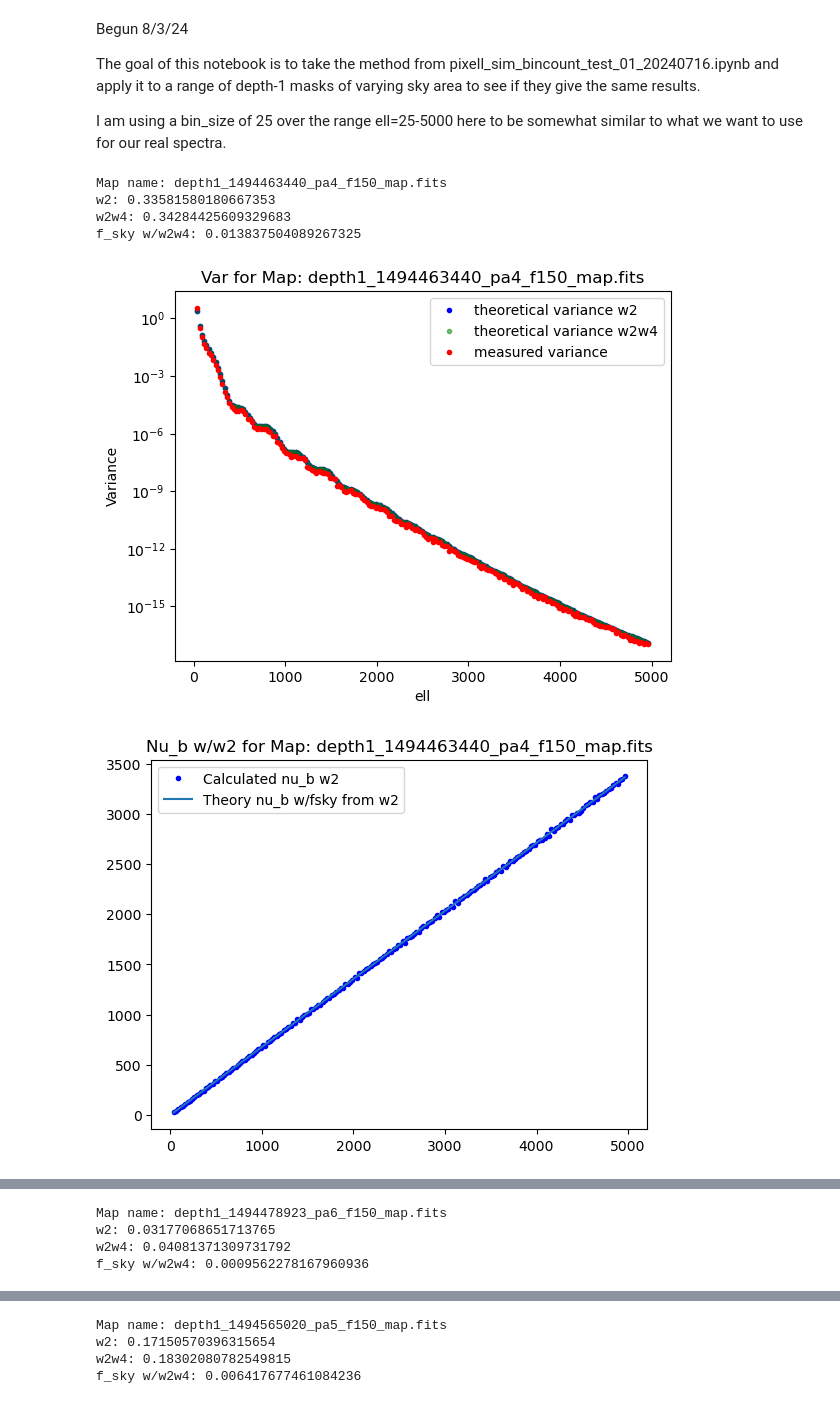
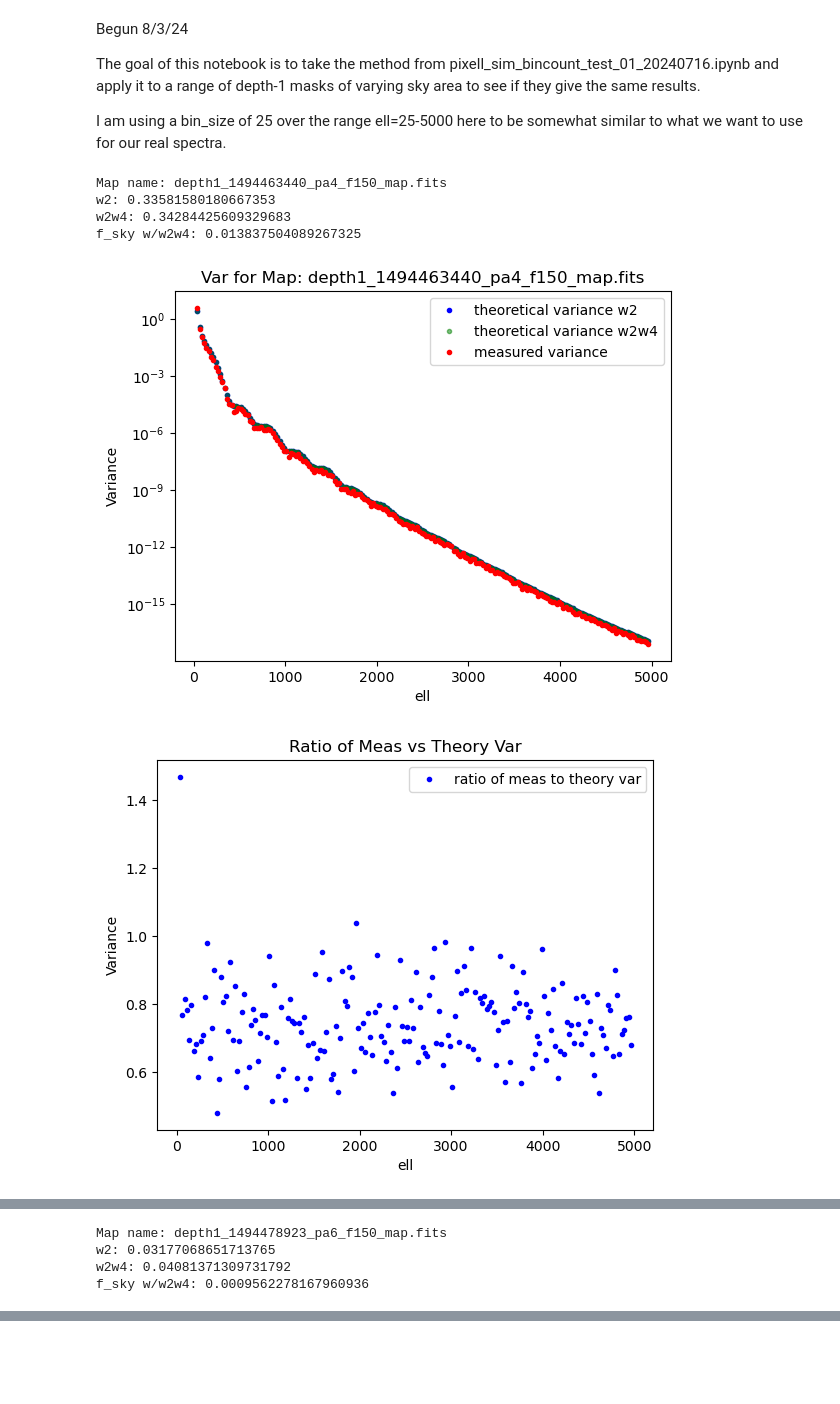
Before and after one commit to zhuber21/act-axion-analysis, a Jupyter notebook: notebooks/pixell_sim_bincount_test_02_20240803.ipynb, the cells around one changed output, grey strips where cells are left out. Cells and saved outputs as stored; diff of their text form; code cells hidden in the pictures; blank space fills up the shorter version.

```diff
--- a/notebooks/pixell_sim_bincount_test_02_20240803.ipynb
+++ b/notebooks/pixell_sim_bincount_test_02_20240803.ipynb
@@ -89,7 +89,7 @@ def get_hivon_fsky_enmap(mask):
 # For several of the different depth-1 masks, generate pixell sims using alm from CAMB to compare
 # the measured variance to the theoretical variance
 
-indices = [0,5,10,15,20] # which depth-1 maps to use - starting with five random ones with different shapes
+indices = [0,5,10,15,20,25,30] # which depth-1 maps to use - starting with five random ones with different shapes
 for idx in indices:
     depth1_path = '/home/zbh5/act_analysis/dr6_analysis/dr6_depth1_maps/' + lines[idx]
     depth1_T = enmap.read_map(depth1_path)[0]
@@ -137,32 +137,40 @@ for idx in indices:
     print("f_sky w/w2w4: " +str(f_sky))
 
     plt.semilogy(centers,theory_var,'b.',label='theoretical variance w2')
     plt.semilogy(centers,theory_var,'g.',label='theoretical variance w2w4',alpha=0.5)
     plt.semilogy(centers,variance,'r.',label='measured variance')
     plt.legend()
     plt.title("Var for Map: " + lines[idx])
     plt.ylabel("Variance")
     plt.xlabel("ell")
     plt.show()
     plt.close()
 
+    plt.plot(centers,variance/theory_var,'b.',label='ratio of meas to theory var')
+    plt.legend()
+    plt.title("Ratio of Meas vs Theory Var")
+    plt.ylabel("Variance")
+    plt.xlabel("ell")
+    plt.show()
+    plt.close()
+
     plt.plot(centers,bincount*w2,'b.',label="Calculated nu_b w2")
     plt.plot(centers,theory_bincount_w_fsky*w2/w2w4,label="Theory nu_b w/fsky from w2")
     plt.title("Nu_b w/w2 for Map: " + lines[idx])
     plt.legend()
     plt.show()
     plt.close()
 
     plt.plot(centers,bincount*w2w4,'r.',label="Calculated nu_b w2w4")
     plt.plot(centers,theory_bincount_w_fsky,'y',label="Theory nu_b w/fsky from w2w4")
     plt.title("Nu_b w/w2w4 for Map: " + lines[idx])
     plt.legend()
     plt.show()
     plt.close()
 # %% [output]
 Map name: depth1_1494463440_pa4_f150_map.fits
 w2: 0.33581580180667353
 w2w4: 0.34284425609329683
 f_sky w/w2w4: 0.013837504089267325
-[figure, old version]
+[figure, new version]
-[figure, old version]
+[figure, new version]
@@ -177,4 +184,0 @@ f_sky w/w2w4: 0.0009562278167960936
-Map name: depth1_1494565020_pa5_f150_map.fits
-w2: 0.17150570396315654
-w2w4: 0.18302080782549815
-f_sky w/w2w4: 0.006417677461084236
```
Also changed, not shown: parts of 1 cell of this notebook.
